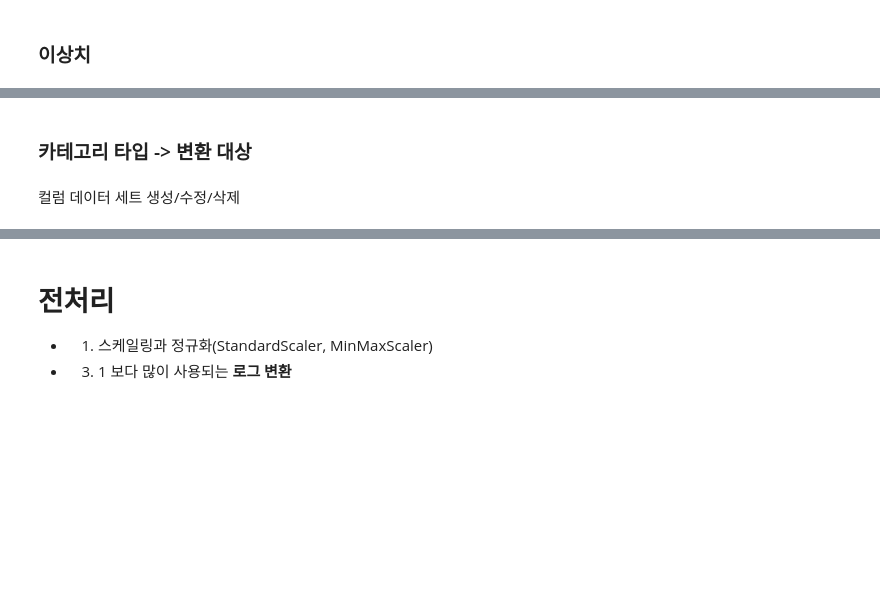
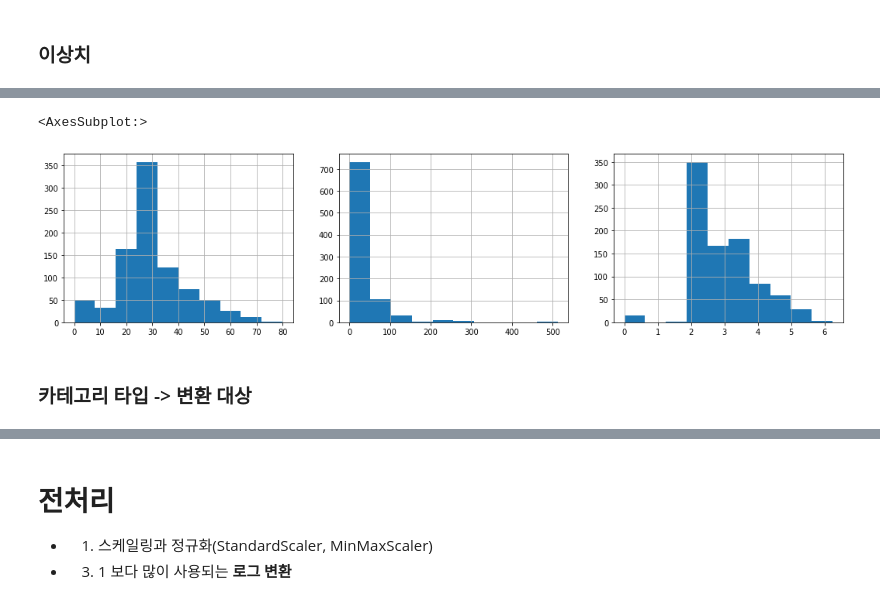
Before and after one commit to okso6441-ksh/ML, a Jupyter notebook: classfication_baseline.ipynb, the cells around one changed output, grey strips where cells are left out. Drawn from its saved outputs; the diff is of its cells as text; code cells hidden in the pictures; blank space fills up the shorter version.

```diff
--- a/classfication_baseline.ipynb
+++ b/classfication_baseline.ipynb
@@ -222,4 +222,4 @@ train.isna().sum().sum()
 # %%
 # Name
 # %%
-train.Name.str.extract('([A-Za-z]+)\.')
+train['Initial'] = train.Name.str.extract('([A-Za-z]+)\.')
@@ -261,0 +226,2 @@ for i , feature in enumerate(lm_features):
+# %%
+train.drop('Name', axis=1, inplace=True)
@@ -284,7 +233,0 @@ print(train.shape, target.shape)
-# %%
-outlier_index = get_outlier(df=train, column='Age', weight=1.5)
-print('이상치 데이터 인덱스:', outlier_index)
-train.drop(outlier_index, axis=0, inplace=True)
-target.drop(outlier_index, axis=0, inplace=True)
-
-print(train.shape, target.shape)
@@ -290,0 +252,8 @@ print(train.shape, target.shape)
+# %%
+fig,ax = plt.subplots(1,3, figsize=(18,4))
+train.Age.hist(ax=ax[0])
+train.Fare.hist(ax=ax[1])
+np.log1p(train.Fare).hist(ax=ax[2])
+# %% [output]
+<AxesSubplot:>
+[figure, added]
@@ -299,2 +263,0 @@ print(train.shape, target.shape)
-# %% [markdown]
-컬럼 데이터 세트 생성/수정/삭제
```
Also changed, not shown: parts of 58 cells of this notebook, 2 other files.
